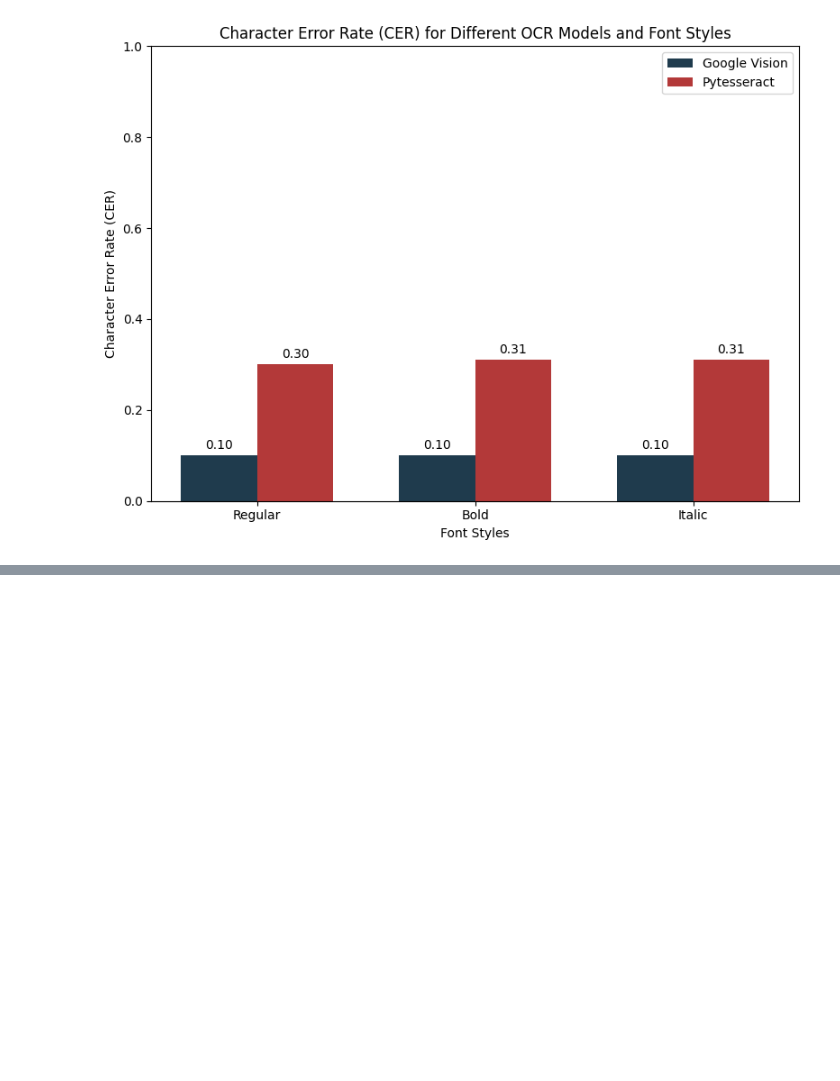
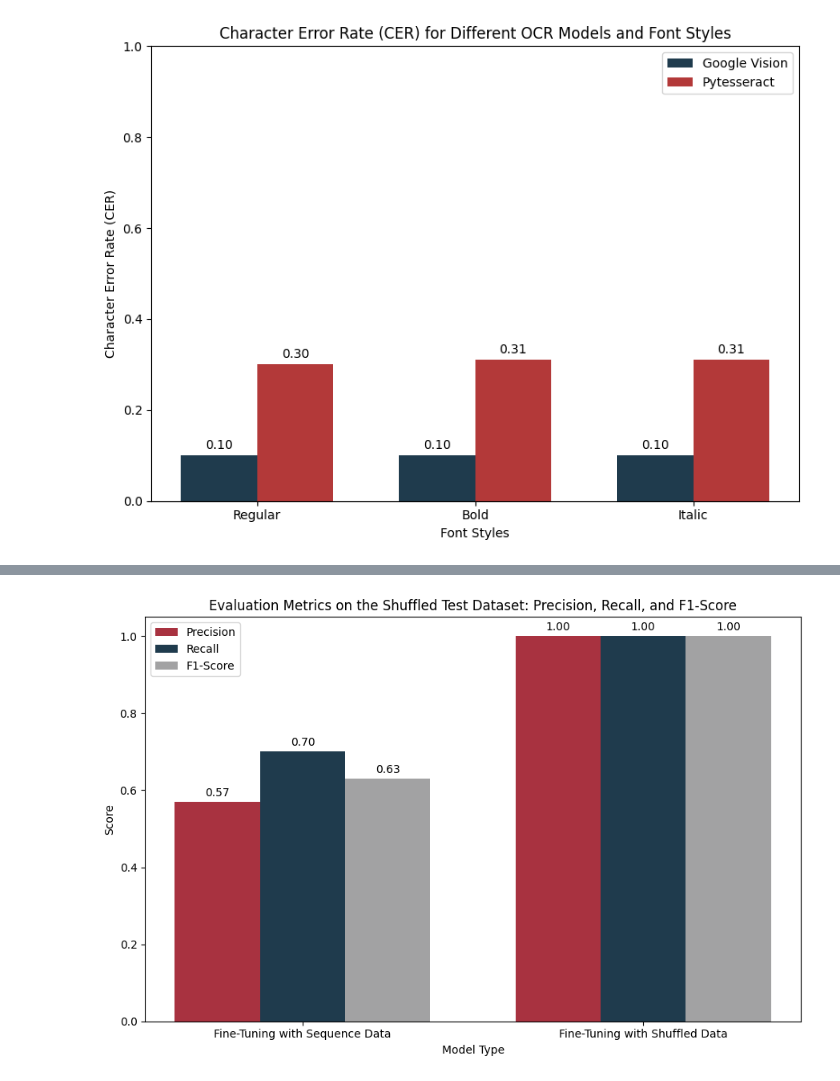
Before and after one commit to waterondaway/medicine-scan-ocr, a Jupyter notebook: evaluation.ipynb, the cells around one changed output, grey strips where cells are left out. Drawn from its saved outputs; the diff is of its cells as text; code cells hidden in the pictures; blank space fills up the shorter version.

```diff
--- a/evaluation.ipynb
+++ b/evaluation.ipynb
@@ -367,0 +413,45 @@ plt.show()
+# %%
+import matplotlib.pyplot as plt
+import numpy as np
+
+# Metrics
+metrics = ['Fine-Tuning with Sequence Data', 'Fine-Tuning with Shuffled Data']
+
+# ตัวอย่างค่า Precision, Recall, F1 สำหรับแต่ละโมเดล
+google_vision = [0.57, 1.0]
+pytesseract = [0.70, 1.0]
+easyocr = [0.63, 1.0]
+
+x = np.arange(len(metrics))
+width = 0.25
+
+fig, ax = plt.subplots(figsize=(9, 6))
+
+# Bar charts
+bar1 = ax.bar(x - width, google_vision, width, label='Precision', color='#a83240')
+bar2 = ax.bar(x, pytesseract, width, label='Recall', color='#1f3b4d')
+bar3 = ax.bar(x + width, easyocr, width, label='F1-Score', color='#a2a2a3')
+
+# Chart settings
+ax.set_ylabel('Score')
+ax.set_xlabel('Model Type')
+ax.set_title('Evaluation Metrics on the Shuffled Test Dataset: Precision, Recall, and F1-Score')
+ax.set_xticks(x)
+ax.set_xticklabels(metrics)
+ax.set_ylim(0, 1.05)
+ax.legend()
+
+# Add value labels on bars
+for bars in [bar1, bar2, bar3]:
+    for bar in bars:
+        height = bar.get_height()
+        ax.annotate(f'{height:.2f}',
+                    xy=(bar.get_x() + bar.get_width() / 2, height),
+                    xytext=(0, 3),
+                    textcoords="offset points",
+                    ha='center', va='bottom')
+
+plt.tight_layout()
+plt.show()
+# %% [output]
+[figure, added]
```
Also changed, not shown: parts of 1 cell of this notebook, 3 other files.
